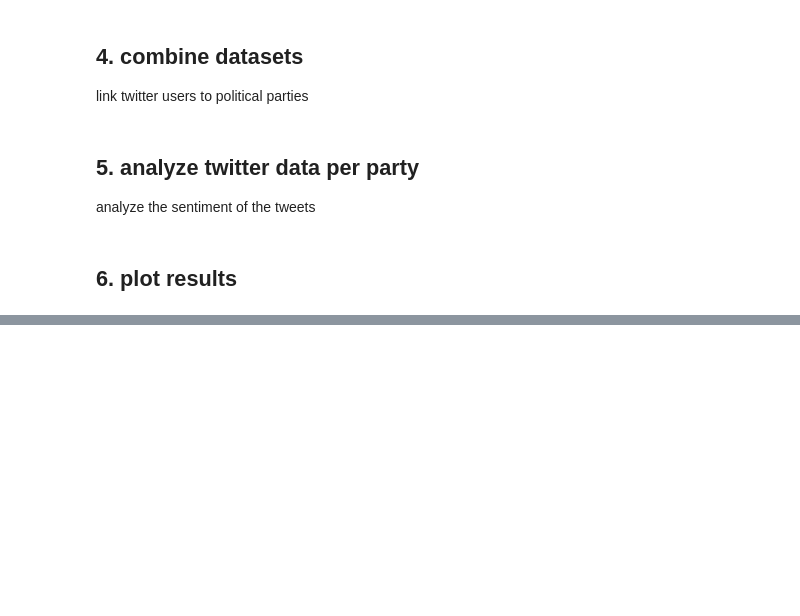
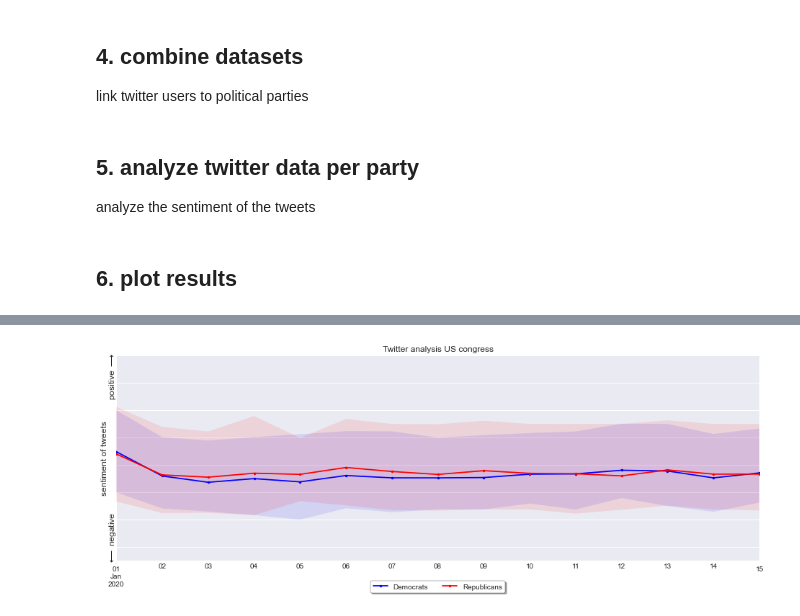
Before and after one commit to MAMBA-python/course-material, a Jupyter notebook: practical_examples/02_data_analysis/03_congress_twitter_analysis/congress_twitter_analysis.ipynb, the cells around one changed output, grey strips where cells are left out. Saved outputs shown, nothing was run; the diff lists cells and outputs as text; code cells hidden in the pictures; blank space fills up the shorter version.

```diff
--- a/practical_examples/02_data_analysis/03_congress_twitter_analysis/congress_twitter_analysis.ipynb
+++ b/practical_examples/02_data_analysis/03_congress_twitter_analysis/congress_twitter_analysis.ipynb
@@ -105,18 +119,18 @@ twitter_data_r = twitter_data_rel[twitter_data_rel.party=='R']
 
 #Note, in de lines below the 'D' stands for daily instead of 'democrat'.
 #This does not improve readibility, but ah well.
-twitter_data_d_daily_average = twitter_data_d.resample('D').mean()
-twitter_data_r_daily_average = twitter_data_r.resample('D').mean()
+twitter_data_d_daily_average = twitter_data_d['polarity'].resample('D').mean()
+twitter_data_r_daily_average = twitter_data_r['polarity'].resample('D').mean()
 # %%
 # get bandwidth 0f the polarity per party daily ('D') (decomcrat or republican)
 upper_percentile = 90
 lower_percentile = 10
 
 #With apply we do the operation per row of echt dataframe
-twitter_data_d_daily_upper = twitter_data_d.resample('D').quantile(upper_percentile/100)['polarity']
-twitter_data_d_daily_lower = twitter_data_d.resample('D').quantile(lower_percentile/100)['polarity']
-twitter_data_r_daily_upper = twitter_data_r.resample('D').quantile(upper_percentile/100)['polarity']
-twitter_data_r_daily_lower = twitter_data_r.resample('D').quantile(lower_percentile/100)['polarity']
+twitter_data_d_daily_upper = twitter_data_d['polarity'].resample('D').quantile(upper_percentile/100)
+twitter_data_d_daily_lower = twitter_data_d['polarity'].resample('D').quantile(lower_percentile/100)
+twitter_data_r_daily_upper = twitter_data_r['polarity'].resample('D').quantile(upper_percentile/100)
+twitter_data_r_daily_lower = twitter_data_r['polarity'].resample('D').quantile(lower_percentile/100)
 # %% [markdown]
 ## 6. plot results<a class="anchor" id="6"></a>
 # %%
@@ -208,8 +238,8 @@ fig = plt.figure(figsize=(16,16/2.75))
 ax = plt.subplot()
 
 # plot average
-twitter_data_d_daily_average.polarity.plot(ax=ax, linestyle=None, marker='.', color='blue', label='Democrats')
-twitter_data_r_daily_average.polarity.plot(ax=ax, linestyle=None, marker='.', color='red', label='Republicans')
+twitter_data_d_daily_average.plot(ax=ax, linestyle=None, marker='.', color='blue', label='Democrats')
+twitter_data_r_daily_average.plot(ax=ax, linestyle=None, marker='.', color='red', label='Republicans')
 
 # plot bandwidth
 ax.fill_between(twitter_data_d_daily_upper.index, twitter_data_d_daily_lower.values,
@@ -234,32 +264,34 @@ ax.fill_between(twitter_data_r_daily_upper.index, twitter_data_r_daily_lower.val
 # ax = add_annotation(ax, dt.datetime(2020,7,4), twitter_data_r_daily_average, "arc3,rad=-0.2",
 #                     "independence day", x_dis=2 , facecolor='red', edgecolor='blue', linewidth=1)
 
 # ax = add_annotation(ax, dt.datetime(2020,6,14), twitter_data_r_daily_average, "arc3,rad=-0.2",
 #                     "birthday\n Trump", x_dis=-30 , facecolor='red', edgecolor='red', linewidth=1)
 
 # format axes
 ax.set_ylim(-0.5,1.0)
 ax.set_xlabel('')
 ax.set_ylabel('sentiment of tweets', fontsize=12)
 ax.set_yticklabels([])
 
 ax.set_xlim(start_date, twitter_data_d_daily_average.index.max())
 xmin, xmax = ax.get_xlim()
 ymin, ymax = ax.get_ylim()
 
-ax.text(xmin-5, ymax-0.3, r'positive $\longrightarrow$', rotation=90, fontsize=12)
-ax.text(xmin-5, ymin, r'$\longleftarrow$ negative', rotation=90, fontsize=12)
+ax.text(xmin-0.2, ymax-0.3, r'positive $\longrightarrow$', rotation=90, fontsize=12)
+ax.text(xmin-0.2, ymin, r'$\longleftarrow$ negative', rotation=90, fontsize=12)
 
 # format legend
 box = ax.get_position()
 ax.set_position([box.x0, box.y0 + box.height * 0.1,
                  box.width, box.height * 0.9])
 
 
 # Put a legend below current axis
 leg = ax.legend(loc='upper center', bbox_to_anchor=(0.5, -0.08),
                 frameon=True, facecolor='white', edgecolor='black', shadow=True, ncol=5)
 
 ax.set_title('Twitter analysis US congress')
 
 fig.savefig(r'figures\twitter_analysis_US_congress.png', dpi=300, bbox_inches='tight')
+# %% [output]
+[figure, added]
```
Also changed, not shown: parts of 5 cells of this notebook.
